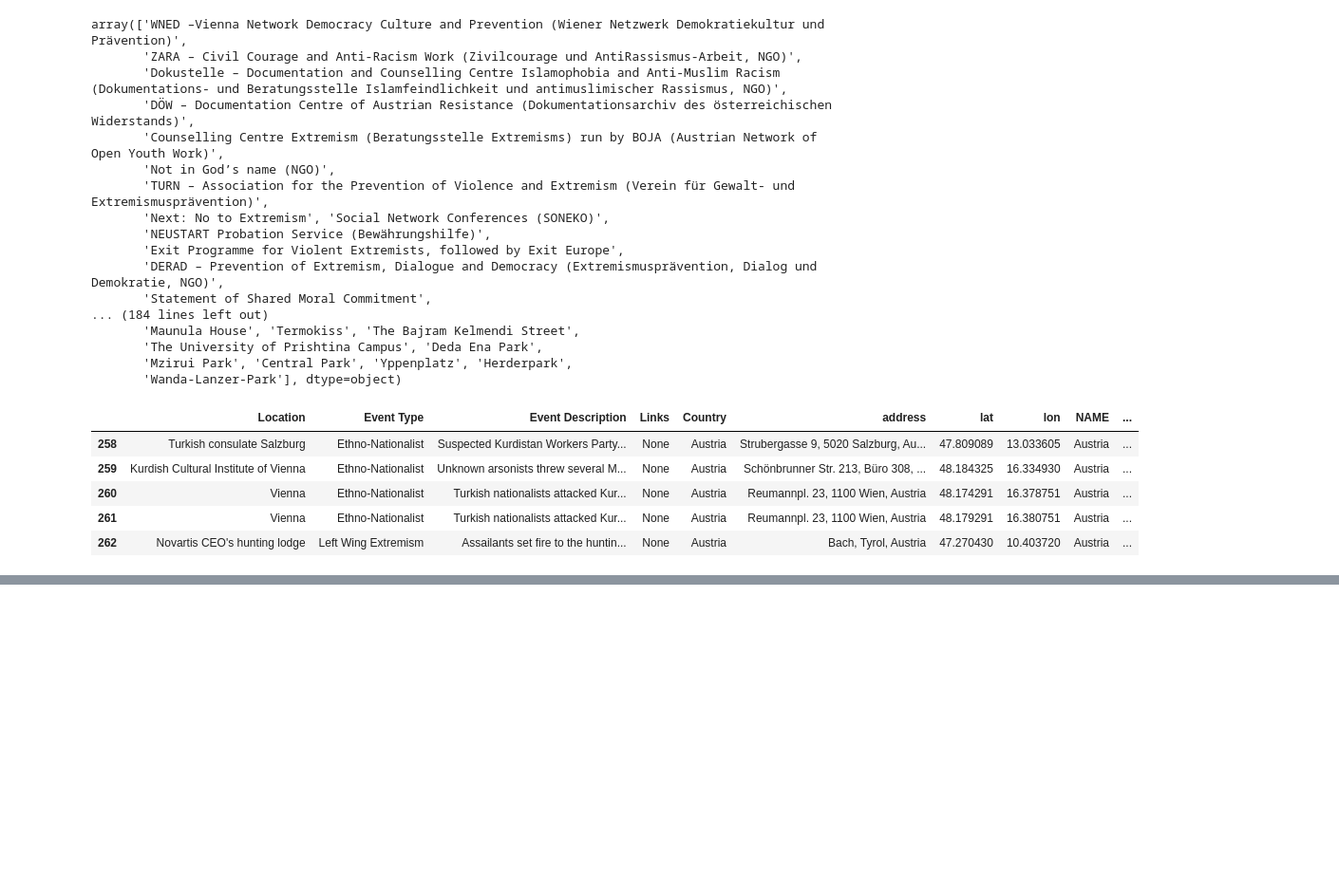
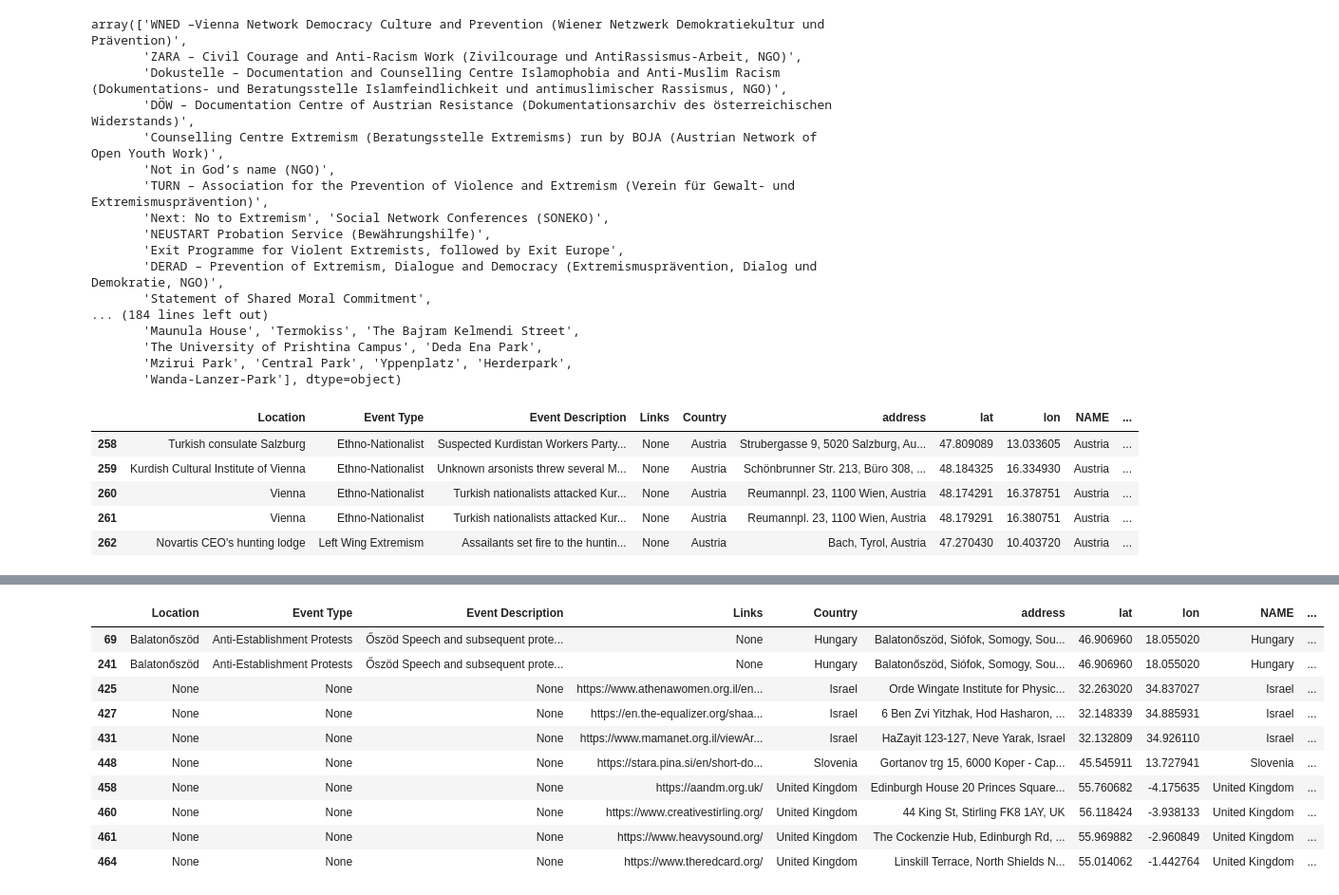
Before and after one commit to cankadir/Radical_Project, a Jupyter notebook: PY/240101_AR_TranslationsCombine.ipynb, the cells around one changed output, grey strips where cells are left out. Shown at 95% size. Saved outputs shown, nothing was run; the diff lists cells and outputs as text; code cells hidden in the pictures; blank space fills up the shorter version.

```diff
--- a/PY/240101_AR_TranslationsCombine.ipynb
+++ b/PY/240101_AR_TranslationsCombine.ipynb
@@ -253,0 +256,6 @@ df_ar.to_json( r"C:\Git_Repo\Radical_Project\radmap\radmap\public\data\data_upda
+# %%
+import pandas as pd
+pd.set_option('display.max_columns', None)
+
+df_ar = pd.read_json( r"C:\Git_Repo\Radical_Project\radmap\radmap\public\data\data_update_9.json" )
+df_ar.head( 3 )
@@ -253,0 +267,9 @@ df_ar.to_json( r"C:\Git_Repo\Radical_Project\radmap\radmap\public\data\data_upda
+# %%
+region_infos = r"C:\Users\cansu\OneDrive\Desktop\dred_data_2\AR_Data\240101_Region Infos (AR).xlsx"
+region_infos = pd.read_excel( region_infos )
+
+region_infos = region_infos.set_index( 'Region' )
+region_infos = region_infos.drop( columns=['Region Info'] )
+region_infos.columns = ['Region_AR','Region Info_AR']
+region_infos = region_infos.drop( columns=['Region_AR'] )
+region_infos.head()
@@ -253,0 +284,16 @@ df_ar.to_json( r"C:\Git_Repo\Radical_Project\radmap\radmap\public\data\data_upda
+# %%
+df_ar = df_ar.join( region_infos, on='Region' )
+df_ar[ df_ar['Region Info_AR'].isnull() ]
+# df_ar.head(3)
+# %% [output]
+|  | Location | Event Type | Event Description | Links | Country | address | lat | lon | NAME | ... |
+| 69 | Balatonőszöd | Anti-Establishment Protests | Őszöd Speech and subsequent prote... | None | Hungary | Balatonőszöd, Siófok, Somogy, Sou... | 46.906960 | 18.055020 | Hungary | ... |
+| 241 | Balatonőszöd | Anti-Establishment Protests | Őszöd Speech and subsequent prote... | None | Hungary | Balatonőszöd, Siófok, Somogy, Sou... | 46.906960 | 18.055020 | Hungary | ... |
+| 425 | None | None | None | https://www.athenawomen.org.il/en... | Israel | Orde Wingate Institute for Physic... | 32.263020 | 34.837027 | Israel | ... |
+| 427 | None | None | None | https://en.the-equalizer.org/shaa... | Israel | 6 Ben Zvi Yitzhak, Hod Hasharon, ... | 32.148339 | 34.885931 | Israel | ... |
+| 431 | None | None | None | https://www.mamanet.org.il/viewAr... | Israel | HaZayit 123-127, Neve Yarak, Israel | 32.132809 | 34.926110 | Israel | ... |
+| 448 | None | None | None | https://stara.pina.si/en/short-do... | Slovenia | Gortanov trg 15, 6000 Koper - Cap... | 45.545911 | 13.727941 | Slovenia | ... |
+| 458 | None | None | None | https://aandm.org.uk/ | United Kingdom | Edinburgh House 20 Princes Square... | 55.760682 | -4.175635 | United Kingdom | ... |
+| 460 | None | None | None | https://www.creativestirling.org/ | United Kingdom | 44 King St, Stirling FK8 1AY, UK | 56.118424 | -3.938133 | United Kingdom | ... |
+| 461 | None | None | None | https://www.heavysound.org/ | United Kingdom | The Cockenzie Hub, Edinburgh Rd, ... | 55.969882 | -2.960849 | United Kingdom | ... |
+| 464 | None | None | None | https://www.theredcard.org/ | United Kingdom | Linskill Terrace, North Shields N... | 55.014062 | -1.442764 | United Kingdom | ... |
```
Also changed, not shown: parts of 9 cells of this notebook, 13 other files.
